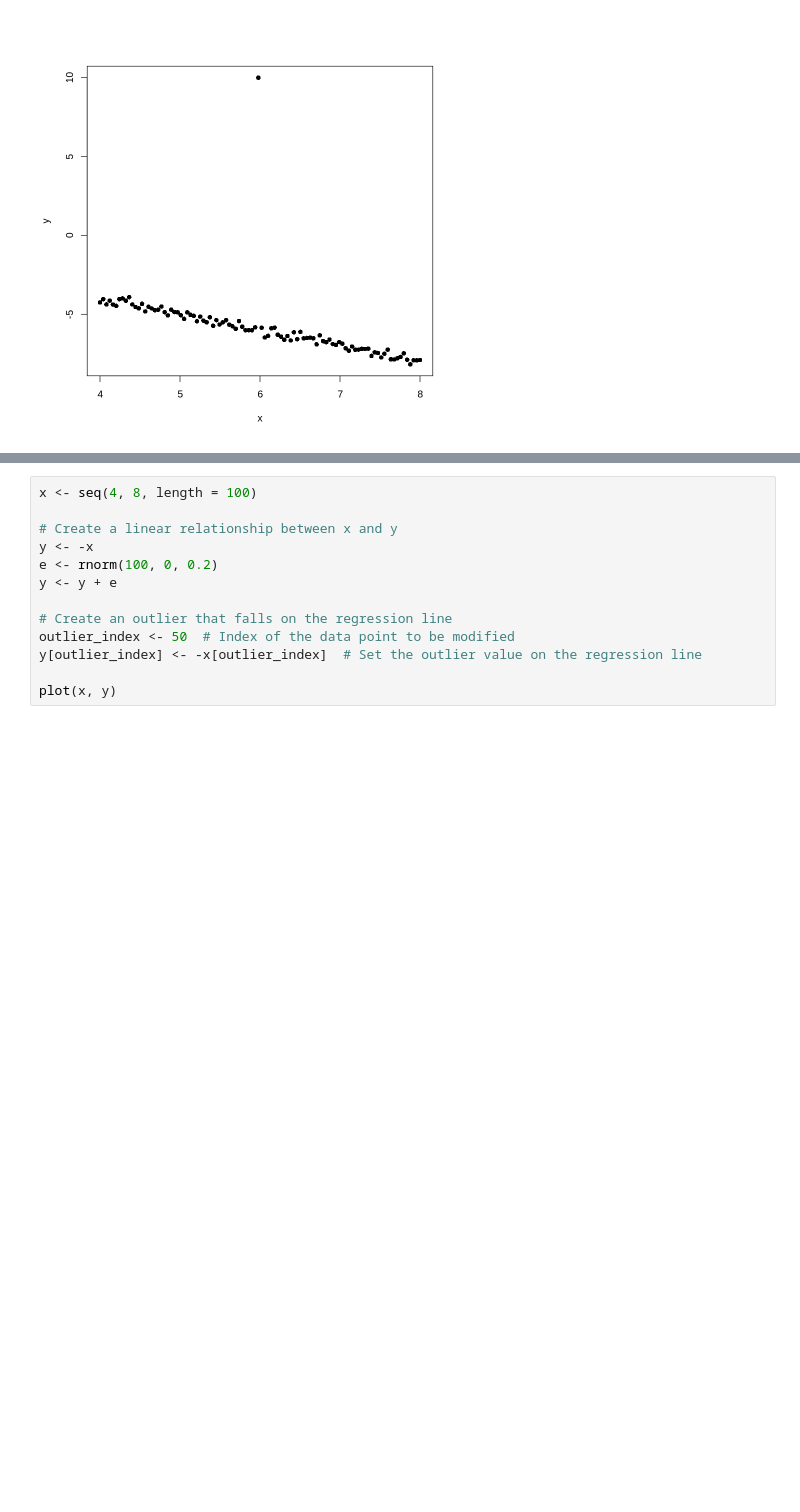
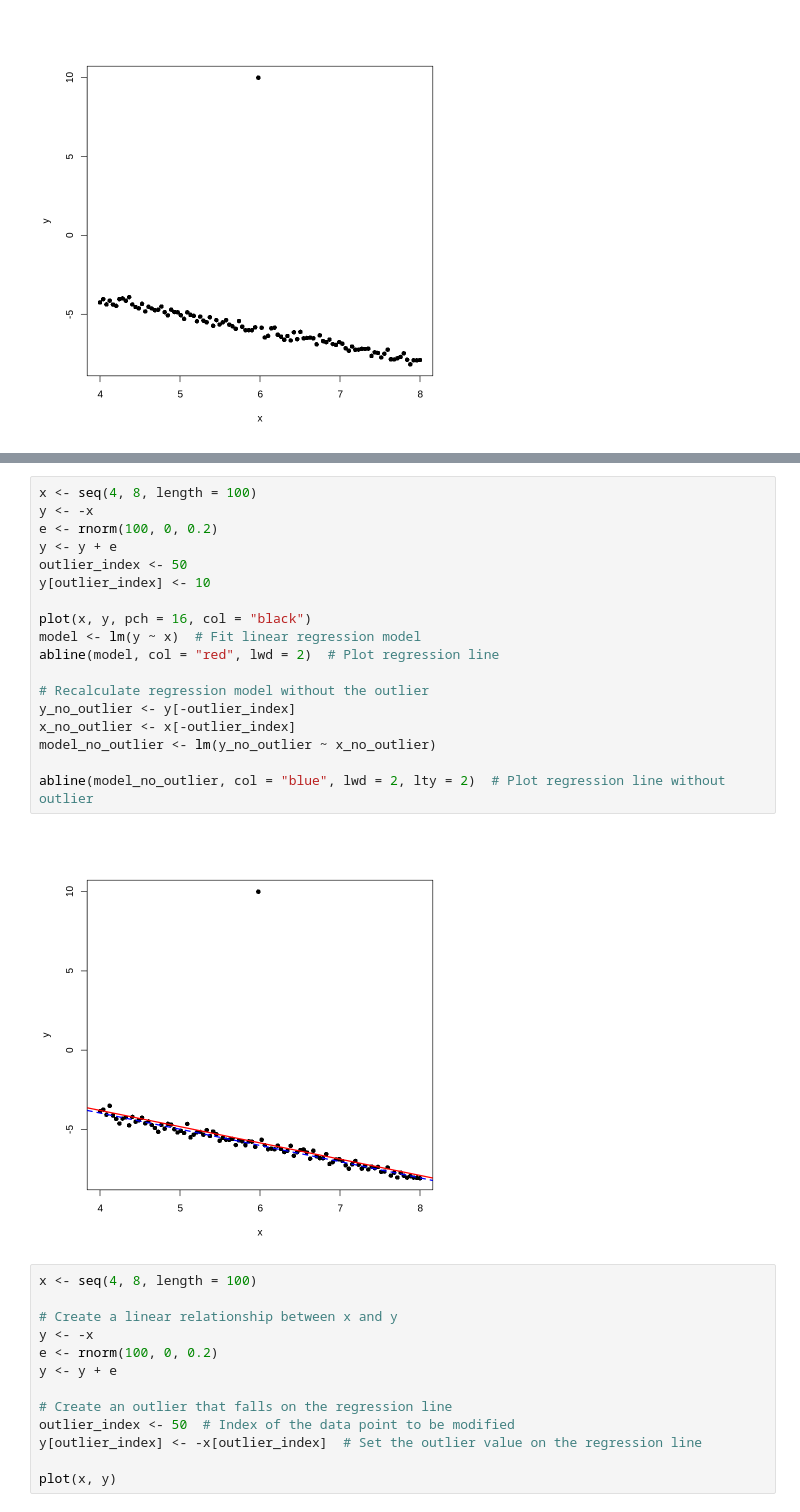
Before and after one commit to joel-quek/NUS, a Jupyter notebook: GEA1000 BL 2.0/BL2.0 Chapter 3 Plots.ipynb, the cells around one changed output, grey strips where cells are left out. Cells and saved outputs as stored; diff of their text form; blank space fills up the shorter version.

```diff
--- a/GEA1000 BL 2.0/BL2.0 Chapter 3 Plots.ipynb
+++ b/GEA1000 BL 2.0/BL2.0 Chapter 3 Plots.ipynb
@@ -89,3 +102,23 @@ plot(x, y, pch=16, col="black")
+# %%
+x <- seq(4, 8, length = 100)
+y <- -x
+e <- rnorm(100, 0, 0.2)
+y <- y + e
+outlier_index <- 50
+y[outlier_index] <- 10
+
+plot(x, y, pch = 16, col = "black")
+model <- lm(y ~ x)  # Fit linear regression model
+abline(model, col = "red", lwd = 2)  # Plot regression line
+
+# Recalculate regression model without the outlier
+y_no_outlier <- y[-outlier_index]
+x_no_outlier <- x[-outlier_index]
+model_no_outlier <- lm(y_no_outlier ~ x_no_outlier)
+
+abline(model_no_outlier, col = "blue", lwd = 2, lty = 2)  # Plot regression line without outlier
+# %% [output]
+[figure, added]
 # %%
 x <- seq(4, 8, length = 100)
 
```
Also changed, not shown: parts of 27 cells of this notebook.
